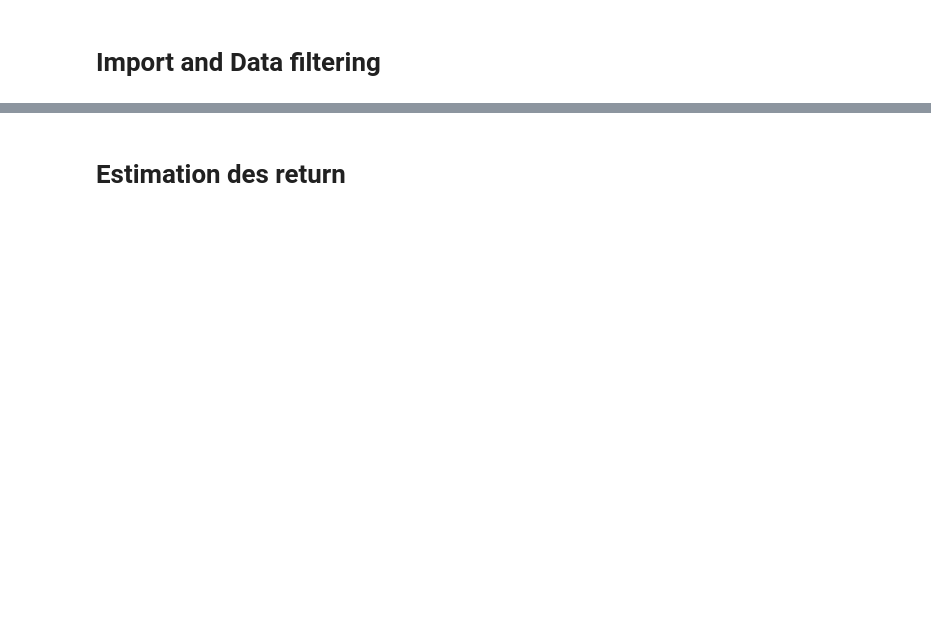
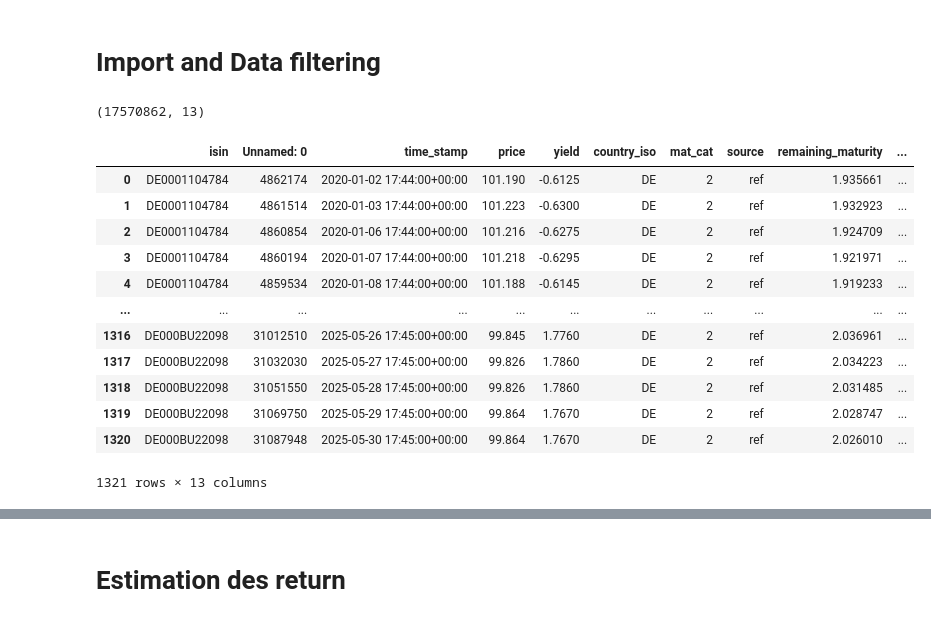
Before and after one commit to pradosth0/Markowitz_based_portfolio_allocation, a Jupyter notebook: premier_pf_V2.ipynb, the cells around one changed output, grey strips where cells are left out. Saved outputs shown, nothing was run; the diff lists cells and outputs as text; code cells hidden in the pictures; blank space fills up the shorter version.

```diff
--- a/premier_pf_V2.ipynb
+++ b/premier_pf_V2.ipynb
@@ -34,3 +34,37 @@ data["dy_bp"] = data["dy"] * 1e4  # basis points
 # For IR futures, linearized PnL ≈ - DV01 * Δy. Per unit DV01, return ≈ -Δy.
 # This avoids notional/DV01 scaling headaches at optimization time.
 data["r_per_DV01"] = -data["dy"]  # per DV01 standardized return (dimensionless)
+# %%
+data.shape
+# %% [output]
+(17570862, 13)
+# %%
+data2 = data[data["time_stamp"]> "2020-01-01 06:45:00+00:00"][data["time_stamp"]< "2025-06-01 06:45:00+00:00"][data["country_iso"]== "DE"][data["mat_cat"]=="2"]
+data2["time_stamp"] = pd.to_datetime(data2["time_stamp"], utc=True)
+
+# Extraire la date seule (en timezone UTC ici)
+data2["date"] = data2["time_stamp"].dt.date
+
+# Trier pour être sûr d'avoir les lignes dans l'ordre chronologique
+data2 = data2.sort_values(["isin", "time_stamp"])
+
+# Garder la dernière observation par jour (et par ISIN)
+df_last = data2.groupby(["isin", "date"], as_index=False).last()
+
+# (Optionnel) supprimer la colonne auxiliaire si tu n’en veux plus
+df_last = df_last.drop(columns=["date"])
+df_last
+# %% [output]
+|  | isin | Unnamed: 0 | time_stamp | price | yield | country_iso | mat_cat | source | remaining_maturity | ... |
+| 0 | DE0001104784 | 4862174 | 2020-01-02 17:44:00+00:00 | 101.190 | -0.6125 | DE | 2 | ref | 1.935661 | ... |
+| 1 | DE0001104784 | 4861514 | 2020-01-03 17:44:00+00:00 | 101.223 | -0.6300 | DE | 2 | ref | 1.932923 | ... |
+| 2 | DE0001104784 | 4860854 | 2020-01-06 17:44:00+00:00 | 101.216 | -0.6275 | DE | 2 | ref | 1.924709 | ... |
+| 3 | DE0001104784 | 4860194 | 2020-01-07 17:44:00+00:00 | 101.218 | -0.6295 | DE | 2 | ref | 1.921971 | ... |
+| 4 | DE0001104784 | 4859534 | 2020-01-08 17:44:00+00:00 | 101.188 | -0.6145 | DE | 2 | ref | 1.919233 | ... |
+| ... | ... | ... | ... | ... | ... | ... | ... | ... | ... | ... |
+| 1316 | DE000BU22098 | 31012510 | 2025-05-26 17:45:00+00:00 | 99.845 | 1.7760 | DE | 2 | ref | 2.036961 | ... |
+| 1317 | DE000BU22098 | 31032030 | 2025-05-27 17:45:00+00:00 | 99.826 | 1.7860 | DE | 2 | ref | 2.034223 | ... |
+| 1318 | DE000BU22098 | 31051550 | 2025-05-28 17:45:00+00:00 | 99.826 | 1.7860 | DE | 2 | ref | 2.031485 | ... |
+| 1319 | DE000BU22098 | 31069750 | 2025-05-29 17:45:00+00:00 | 99.864 | 1.7670 | DE | 2 | ref | 2.028747 | ... |
+| 1320 | DE000BU22098 | 31087948 | 2025-05-30 17:45:00+00:00 | 99.864 | 1.7670 | DE | 2 | ref | 2.026010 | ... |
+1321 rows × 13 columns
```
Also changed, not shown: parts of 6 cells of this notebook, 2 other files.
